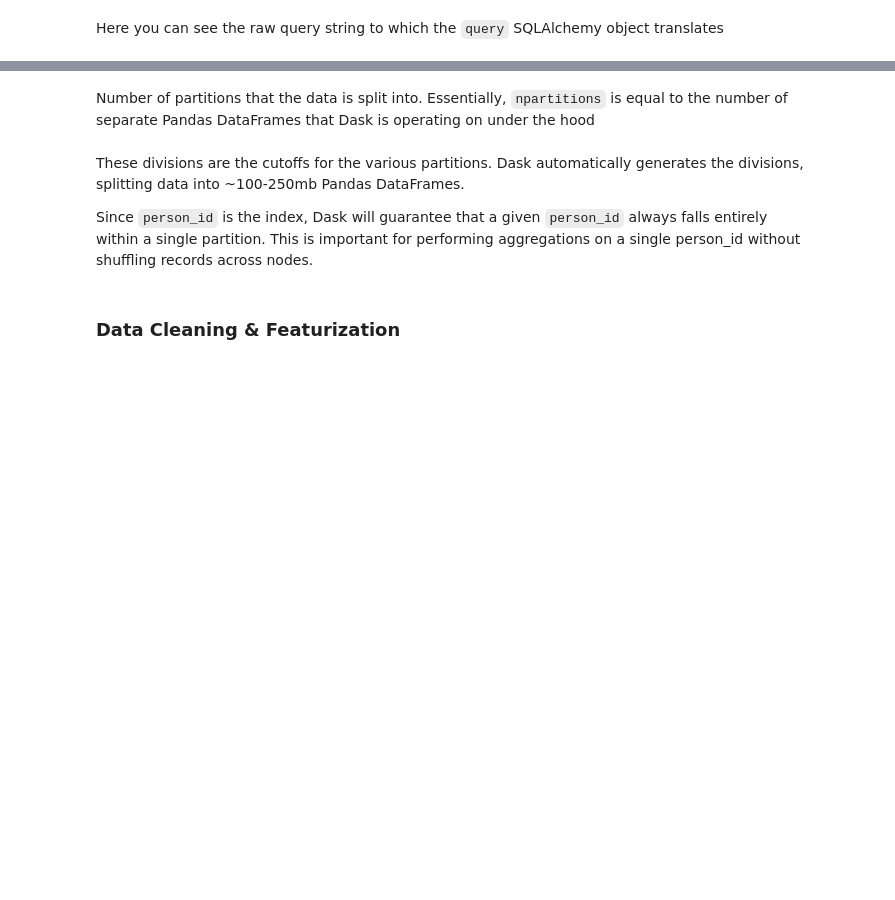
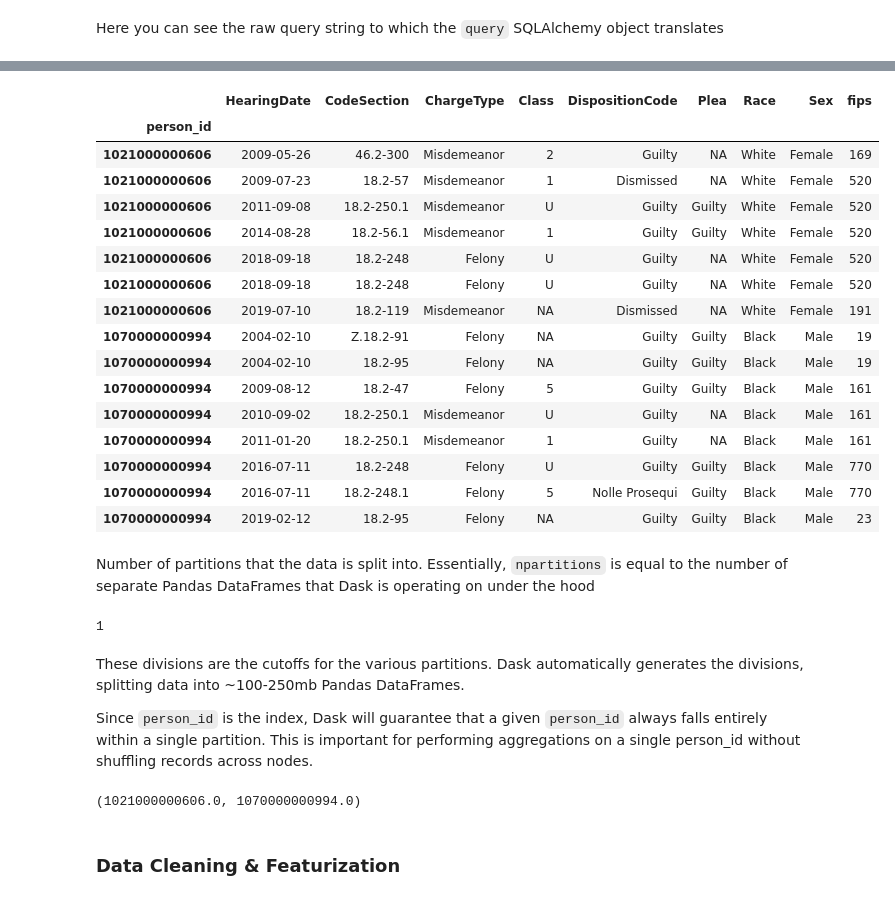
Before and after one commit to code-for-charlottesville/LAJC-expungement, a Jupyter notebook: expunge_distributed.ipynb, the cells around one changed output, grey strips where cells are left out. Saved outputs shown, nothing was run; the diff lists cells and outputs as text; code cells hidden in the pictures; blank space fills up the shorter version.

```diff
--- a/expunge_distributed.ipynb
+++ b/expunge_distributed.ipynb
@@ -68,9 +107,12 @@ query = (
     # Where clause just for testing, comment out for full run
     .where(
         or_(
-            expunge.c.person_id == 127051000000102,
-            expunge.c.person_id == 224010000000817,
-            expunge.c.person_id == 1000000000362
+            # expunge.c.person_id == 127051000000102,
+            # expunge.c.person_id == 224010000000817,
+            # expunge.c.person_id == 1000000000362
+
+            expunge.c.person_id == 1021000000606,
+            expunge.c.person_id == 1070000000994
         )
     )
     .order_by(expunge.c.person_id, expunge.c.HearingDate)
@@ -107,17 +175,39 @@ df
 # %%
 pd.set_option('max_columns', None)
 # %%
-df.head()
+df.head(20)
+# %% [output]
+|  | HearingDate | CodeSection | ChargeType | Class | DispositionCode | Plea | Race | Sex | fips |
+| person_id |  |  |  |  |  |  |  |  |  |
+| 1021000000606 | 2009-05-26 | 46.2-300 | Misdemeanor | 2 | Guilty | NA | White | Female | 169 |
+| 1021000000606 | 2009-07-23 | 18.2-57 | Misdemeanor | 1 | Dismissed | NA | White | Female | 520 |
+| 1021000000606 | 2011-09-08 | 18.2-250.1 | Misdemeanor | U | Guilty | Guilty | White | Female | 520 |
+| 1021000000606 | 2014-08-28 | 18.2-56.1 | Misdemeanor | 1 | Guilty | Guilty | White | Female | 520 |
+| 1021000000606 | 2018-09-18 | 18.2-248 | Felony | U | Guilty | NA | White | Female | 520 |
+| 1021000000606 | 2018-09-18 | 18.2-248 | Felony | U | Guilty | NA | White | Female | 520 |
+| 1021000000606 | 2019-07-10 | 18.2-119 | Misdemeanor | NA | Dismissed | NA | White | Female | 191 |
+| 1070000000994 | 2004-02-10 | Z.18.2-91 | Felony | NA | Guilty | Guilty | Black | Male | 19 |
+| 1070000000994 | 2004-02-10 | 18.2-95 | Felony | NA | Guilty | Guilty | Black | Male | 19 |
+| 1070000000994 | 2009-08-12 | 18.2-47 | Felony | 5 | Guilty | Guilty | Black | Male | 161 |
+| 1070000000994 | 2010-09-02 | 18.2-250.1 | Misdemeanor | U | Guilty | NA | Black | Male | 161 |
+| 1070000000994 | 2011-01-20 | 18.2-250.1 | Misdemeanor | 1 | Guilty | NA | Black | Male | 161 |
+| 1070000000994 | 2016-07-11 | 18.2-248 | Felony | U | Guilty | Guilty | Black | Male | 770 |
+| 1070000000994 | 2016-07-11 | 18.2-248.1 | Felony | 5 | Nolle Prosequi | Guilty | Black | Male | 770 |
+| 1070000000994 | 2019-02-12 | 18.2-95 | Felony | NA | Guilty | Guilty | Black | Male | 23 |
 # %% [markdown]
 Number of partitions that the data is split into. Essentially, `npartitions` is equal to the number of separate Pandas DataFrames that Dask is operating on under the hood
 # %%
 df.npartitions
+# %% [output]
+1
 # %% [markdown]
 These divisions are the cutoffs for the various partitions. Dask automatically generates the divisions, splitting data into ~100-250mb Pandas DataFrames.
 
 Since `person_id` is the index, Dask will guarantee that a given `person_id` always falls entirely within a single partition. This is important for performing aggregations on a single person_id without shuffling records across nodes.
 # %%
 df.divisions[:5]
+# %% [output]
+(1021000000606.0, 1070000000994.0)
 # %% [markdown]
 ### Data Cleaning & Featurization
 # %%
```
Also changed, not shown: parts of 28 cells of this notebook.
